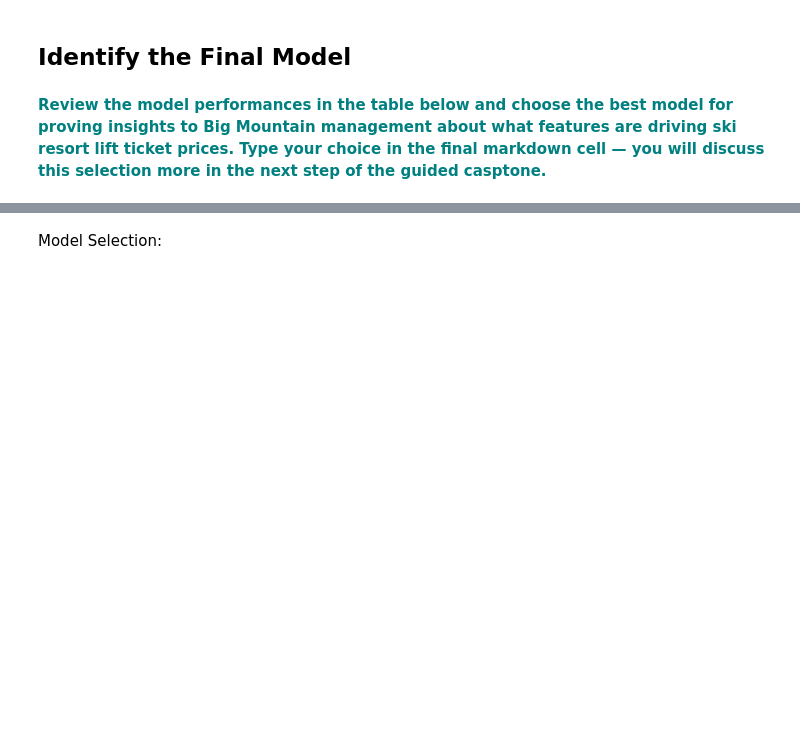
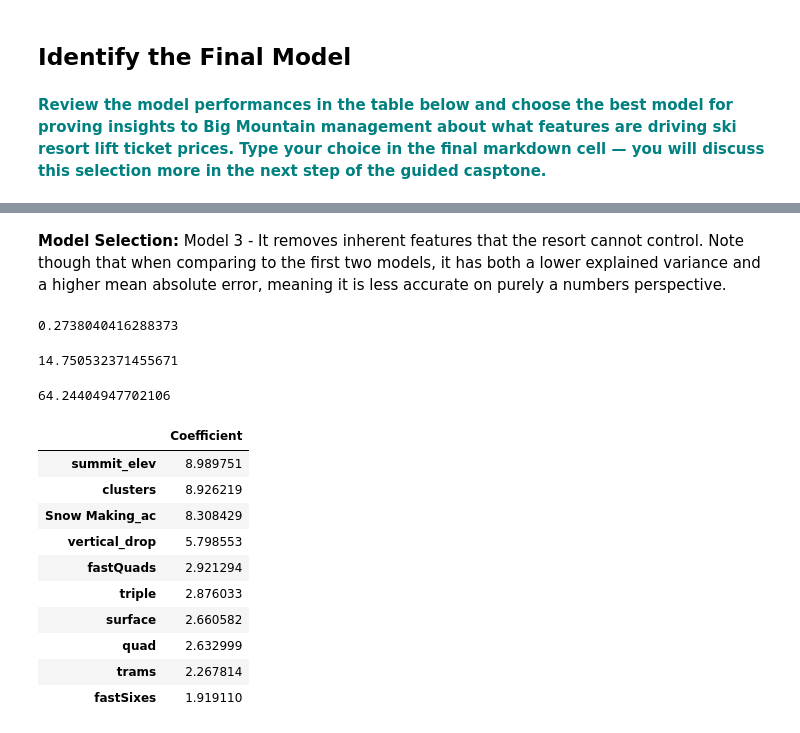
Before and after one commit to jolfr/capstone-01, a Jupyter notebook: notebooks/Notebook_stepfive.ipynb, the cells around one changed output, grey strips where cells are left out. Cells and saved outputs as stored; diff of their text form; code cells hidden in the pictures; blank space fills up the shorter version.

```diff
--- a/notebooks/Notebook_stepfive.ipynb
+++ b/notebooks/Notebook_stepfive.ipynb
@@ -144,0 +174,10 @@ array([[-0.50042345, -0.95246155,  0.        , ..., -0.13206764,
+# %%
+# Declare an explanatory variable, called X,and assign it the result of dropping 'Name' and 'AdultWeekend' from the df
+X2 = df2.drop(['Name','AdultWeekend'], axis=1)
+
+# Here we use the StandardScaler() method of the preprocessing package, and then call the fit() method with parameter X
+scaler = preprocessing.StandardScaler().fit(X2)
+
+# Declare a variable called X_scaled, and assign it the result of calling the transform() method with parameter X
+X_scaled2 = scaler.transform(X2)
+X_scaled2
@@ -144,0 +198,10 @@ array([[-0.50042345, -0.95246155,  0.        , ..., -0.13206764,
+# %%
+# Declare an explanatory variable, called X,and assign it the result of dropping 'Name' and 'AdultWeekend' from the df
+X3 = df3.drop(['Name','AdultWeekend'], axis=1)
+
+# Here we use the StandardScaler() method of the preprocessing package, and then call the fit() method with parameter X
+scaler = preprocessing.StandardScaler().fit(X3)
+
+# Declare a variable called X_scaled, and assign it the result of calling the transform() method with parameter X
+X_scaled3 = scaler.transform(X3)
+X_scaled3
@@ -178,3 +240,7 @@ X_train, X_test, y_train, y_test = train_test_split(X_scaled, y, test_size=0.25,
+# %%
+# Call the train_test_split() function with the first two parameters set to X_scaled and y
+# Declare four variables, X_train, X_test, y_train and y_test separated by commas
+X_train3, X_test3, y_train3, y_test3 = train_test_split(X_scaled3, y, test_size=0.25, random_state=1)
 # %% [markdown]
 Here we start the actual modeling work. First let's fit a multiple linear regression model to predict the `AdultWeekend` price.
 # %% [markdown]
@@ -280,3 +362,6 @@ Hint: Try to construct another model using exactly the steps we followed above.
 **<font color='teal'> When reviewing our new model coefficients, we see `summit_elev` is now in the number two spot. This is also difficult to change from a management prespective and highly correlated with `base_elev` and `vertical_drop`.  This time, rebuild the model without the state features and without the `summit_elev` and without `base_elev`and compare the results. </font>**
 # %% [markdown]
 #### Model 3
+# %%
+lm = linear_model.LinearRegression()
+model = lm.fit(X_train3,y_train3)
@@ -293,2 +388,28 @@ Hint: Try to construct another model using exactly the steps we followed above.
-# %% [markdown]
-Model Selection:
+# %% [markdown]
+**Model Selection:** Model 3 - It removes inherent features that the resort cannot control. Note though that when comparing to the first two models, it has both a lower explained variance and a higher mean absolute error, meaning it is less accurate on purely a numbers perspective.
+# %%
+**Model Selection:** Model 3 - It removes inherent features that the resort cannot control. Note though that when comparing to the first two models, it has both a lower explained variance and a higher mean absolute error, meaning it is less accurate on purely a numbers perspective.
+# %% [output]
+0.2738040416288373
+# %%
+mean_absolute_error(y_test2, y_pred2)
+# %% [output]
+14.750532371455671
+# %%
+lm.intercept_
+# %% [output]
+64.24404947702106
+# %%
+pd.DataFrame(abs(lm.coef_), X2.columns, columns=['Coefficient']).sort_values('Coefficient', ascending=False).head(10)
+# %% [output]
+|  | Coefficient |
+| summit_elev | 8.989751 |
+| clusters | 8.926219 |
+| Snow Making_ac | 8.308429 |
+| vertical_drop | 5.798553 |
+| fastQuads | 2.921294 |
+| triple | 2.876033 |
+| surface | 2.660582 |
+| quad | 2.632999 |
+| trams | 2.267814 |
+| fastSixes | 1.919110 |
```
Also changed, not shown: parts of 44 cells of this notebook.
